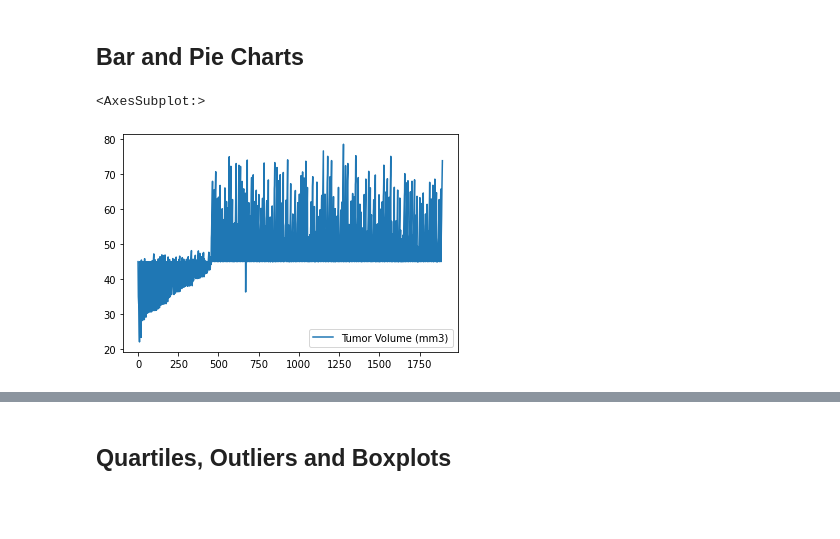
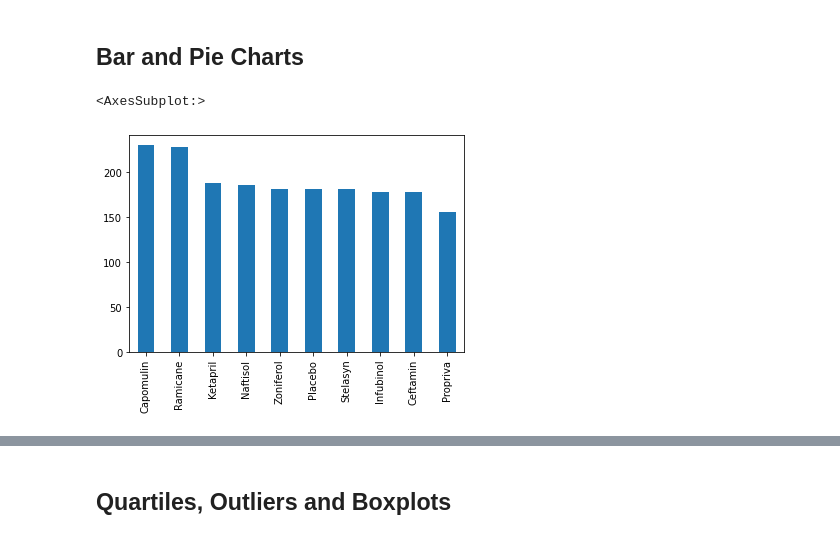
Before and after one commit to rob10thhuman/MatplotlibHomework, a Jupyter notebook: Pymaceuticals/pymaceuticals_starter.ipynb, the cells around one changed output, grey strips where cells are left out. Cells and saved outputs as stored; diff of their text form; code cells hidden in the pictures; blank space fills up the shorter version.

```diff
--- a/Pymaceuticals/pymaceuticals_starter.ipynb
+++ b/Pymaceuticals/pymaceuticals_starter.ipynb
@@ -144,9 +145,9 @@ Name: Tumor Volume (mm3), dtype: float64
 ## Bar and Pie Charts
 # %%
 # Generate a bar plot showing the total number of measurements taken on each drug regimen using pandas.
-clean_mouse.plot(y='Tumor Volume (mm3)')
+clean_mouse['Drug Regimen'].value_counts().plot(kind='bar')
 # %% [output]
 <AxesSubplot:>
-[figure, old version]
+[figure, new version]
 # %%
 # Generate a bar plot showing the total number of measurements taken on each drug regimen using pyplot.
```
Also changed, not shown: parts of 3 cells of this notebook.
